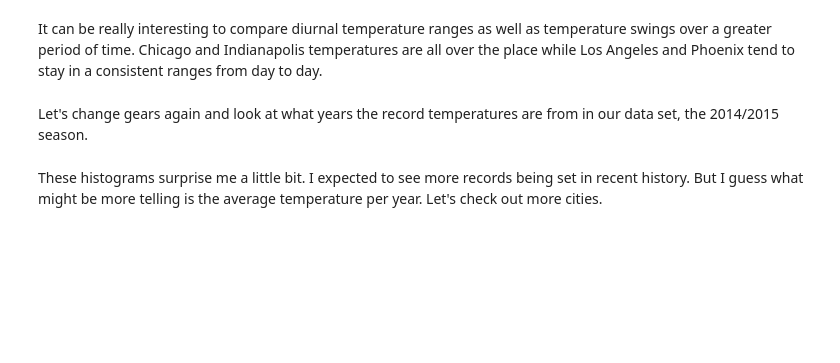
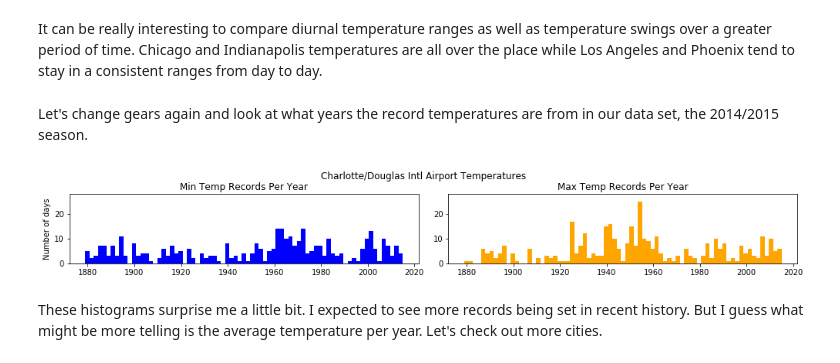
Before and after one commit to sn-ekstrand/weather-data-analysis, a Jupyter notebook: weather_data_exploration.ipynb, the cells around one changed output. Cells and saved outputs as stored; diff of their text form; code cells hidden in the pictures; blank space fills up the shorter version.

```diff
--- a/weather_data_exploration.ipynb
+++ b/weather_data_exploration.ipynb
@@ -212,21 +213,23 @@ Let's change gears again and look at what years the record temperatures are from
 # %%
 fig, ax = plt.subplots(1, 2, figsize=(14,2))
 
-ax[0].hist(df_kclt['record_max_temp_year'],
+ax[0].hist(df_kclt['record_min_temp_year'],
            bins=75,
-           color='orange')
-ax[0].set_title('Max Temp Records Per Year')
+           color='blue')
+ax[0].set_title('Min Temp Records Per Year')
 ax[0].set_ylim(0,28)
 ax[0].set_ylabel('Number of days')
 
-ax[1].hist(df_kclt['record_min_temp_year'],
+ax[1].hist(df_kclt['record_max_temp_year'],
            bins=75,
            color='orange')
-ax[1].set_title('Min Temp Records Per Year')
+ax[1].set_title('Max Temp Records Per Year')
 ax[1].set_ylim(0,28)
 
 plt.suptitle('Charlotte/Douglas Intl Airport Temperatures', y=1.02)
 plt.tight_layout();
+# %% [output]
+[figure, added]
 # %% [markdown]
 These histograms surprise me a little bit. I expected to see more records being set in recent history. But I guess what might be more telling is the average temperature per year. Let's check out more cities.
 # %%
```
Also changed, not shown: parts of 4 cells of this notebook.
